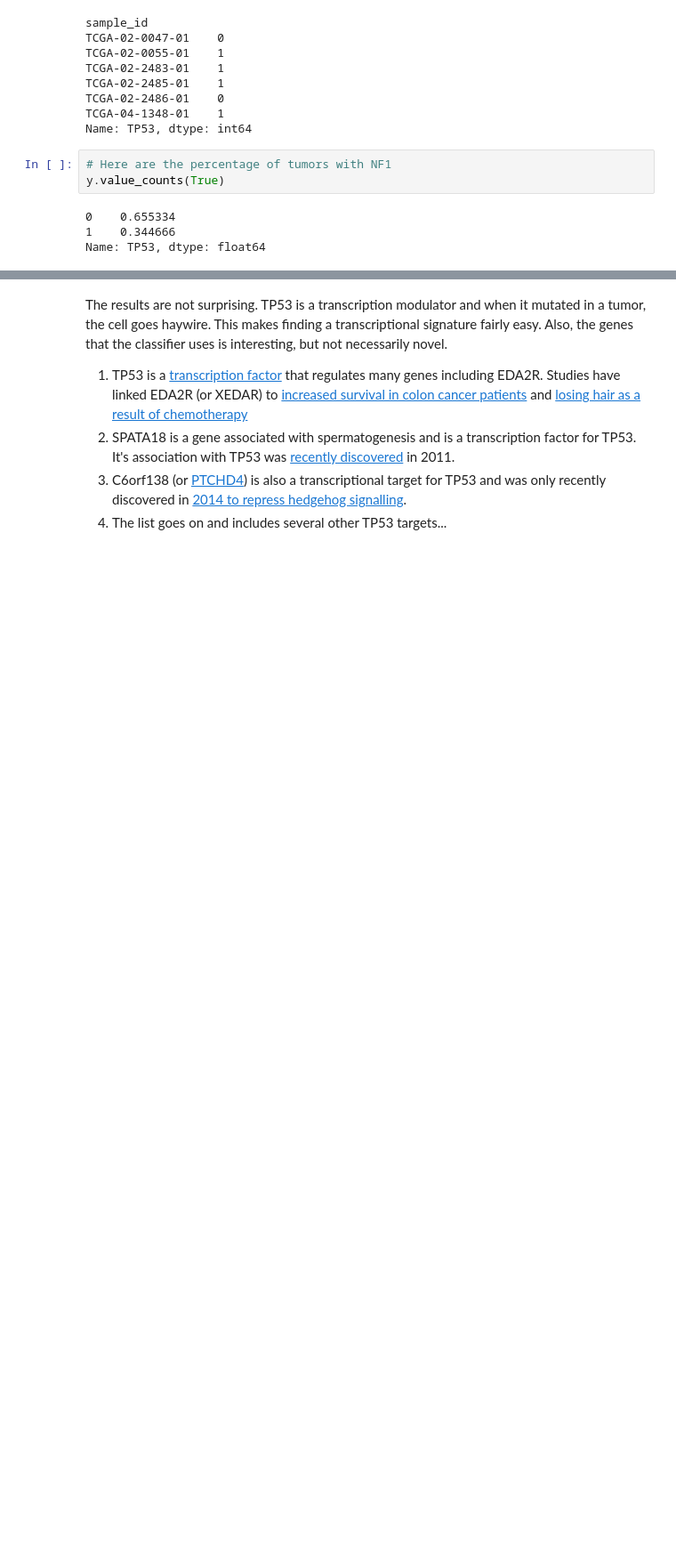
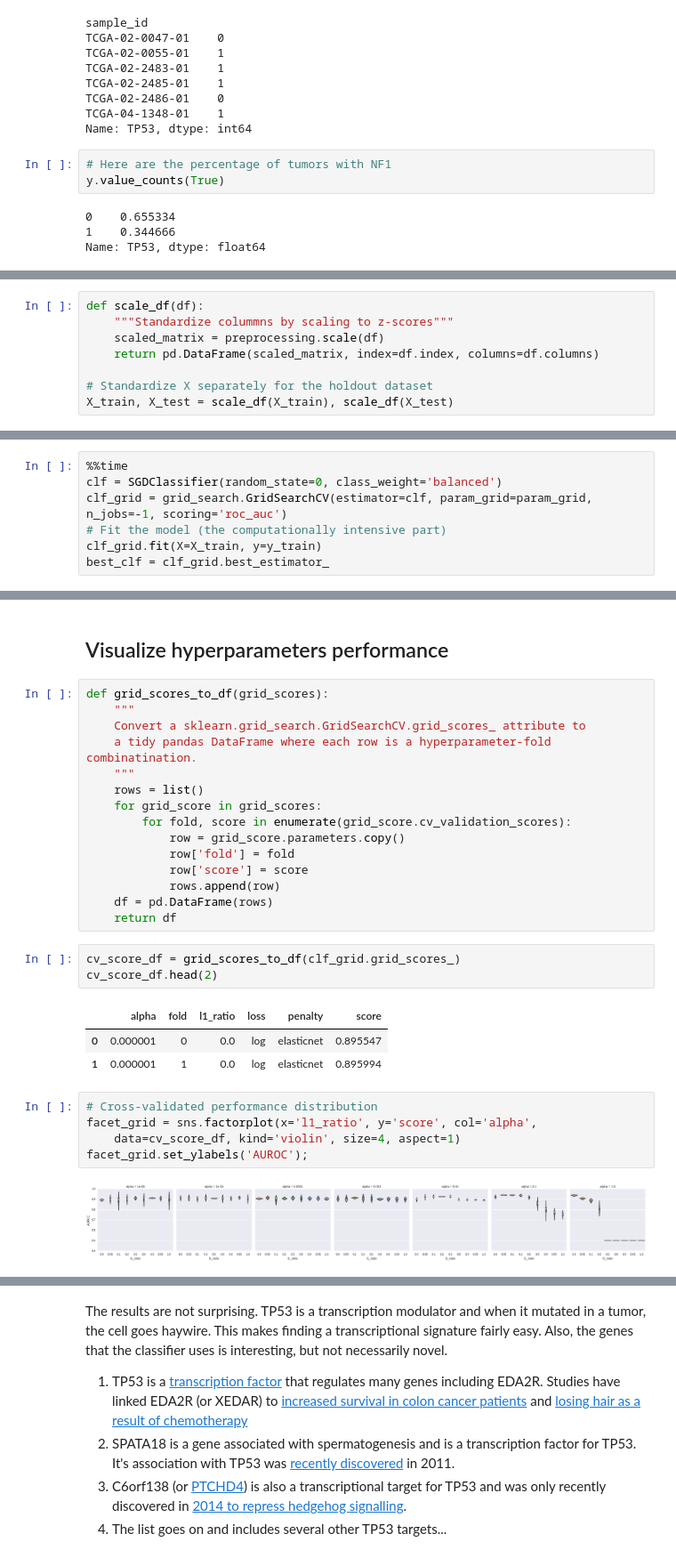
Before and after one commit to cognoma/machine-learning, a Jupyter notebook: 1.TCGA-MLexample.ipynb, the cells around one changed output, grey strips where cells are left out. Shown: that part at 89% size. Cells and saved outputs as stored; diff of their text form; blank space fills up the shorter version.

```diff
--- a/1.TCGA-MLexample.ipynb
+++ b/1.TCGA-MLexample.ipynb
@@ -205,0 +101,8 @@ classifier.head(10)
+# %%
+def scale_df(df):
+    """Standardize colummns by scaling to z-scores"""
+    scaled_matrix = preprocessing.scale(df)
+    return pd.DataFrame(scaled_matrix, index=df.index, columns=df.columns)
+
+# Standardize X separately for the holdout dataset
+X_train, X_test = scale_df(X_train), scale_df(X_test)
@@ -205,0 +115,7 @@ classifier.head(10)
+# %%
+%%time
+clf = SGDClassifier(random_state=0, class_weight='balanced')
+clf_grid = grid_search.GridSearchCV(estimator=clf, param_grid=param_grid, n_jobs=-1, scoring='roc_auc')
+# Fit the model (the computationally intensive part)
+clf_grid.fit(X=X_train, y=y_train)
+best_clf = clf_grid.best_estimator_
@@ -205,0 +137,31 @@ classifier.head(10)
+# %% [markdown]
+## Visualize hyperparameters performance
+# %%
+def grid_scores_to_df(grid_scores):
+    """
+    Convert a sklearn.grid_search.GridSearchCV.grid_scores_ attribute to
+    a tidy pandas DataFrame where each row is a hyperparameter-fold combinatination.
+    """
+    rows = list()
+    for grid_score in grid_scores:
+        for fold, score in enumerate(grid_score.cv_validation_scores):
+            row = grid_score.parameters.copy()
+            row['fold'] = fold
+            row['score'] = score
+            rows.append(row)
+    df = pd.DataFrame(rows)
+    return df
+# %%
+cv_score_df = grid_scores_to_df(clf_grid.grid_scores_)
+cv_score_df.head(2)
+# %% [output]
+|  | alpha | fold | l1_ratio | loss | penalty | score |
+| 0 | 0.000001 | 0 | 0.0 | log | elasticnet | 0.895547 |
+| 1 | 0.000001 | 1 | 0.0 | log | elasticnet | 0.895994 |
+# %%
+# Cross-validated performance distribution
+facet_grid = sns.factorplot(x='l1_ratio', y='score', col='alpha',
+    data=cv_score_df, kind='violin', size=4, aspect=1)
+facet_grid.set_ylabels('AUROC');
+# %% [output]
+[figure, added]
```
Also changed, not shown: parts of 55 cells of this notebook, 1 other file.
